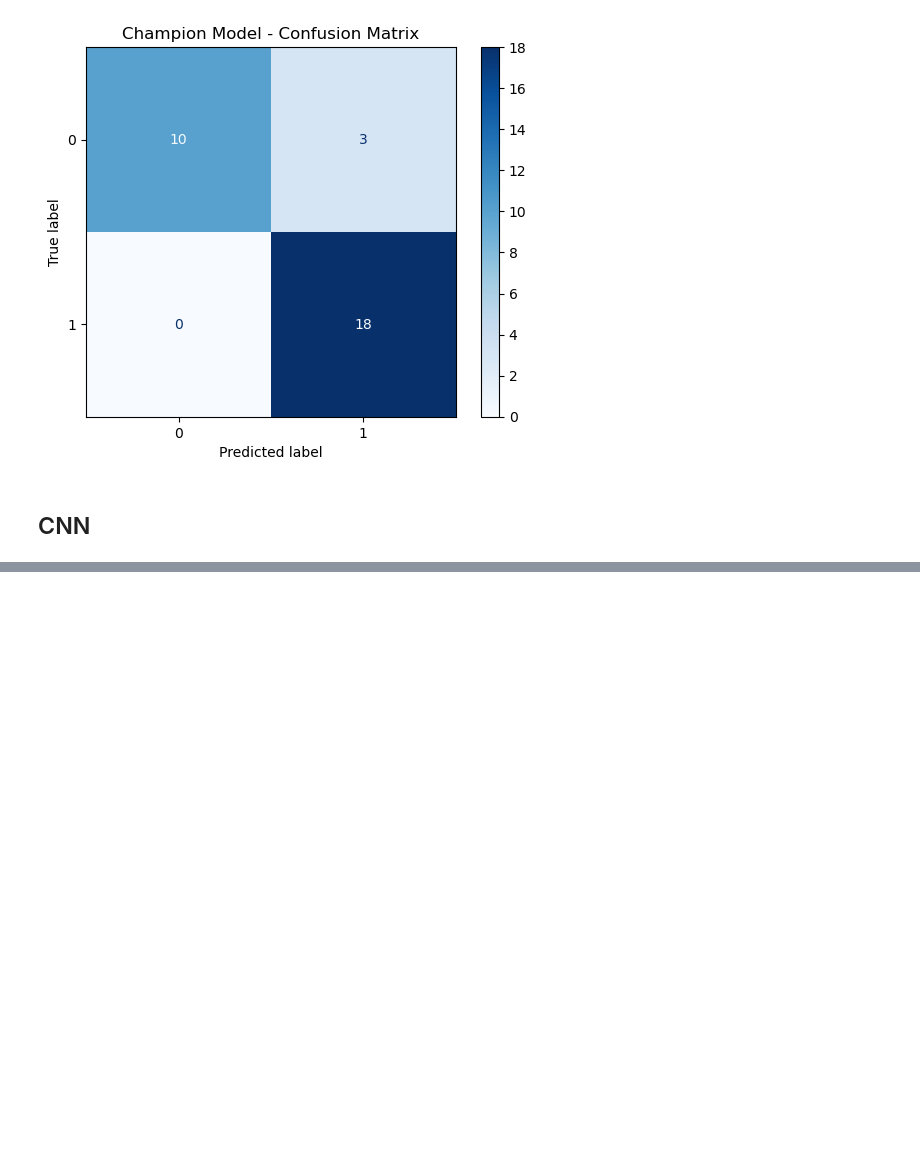
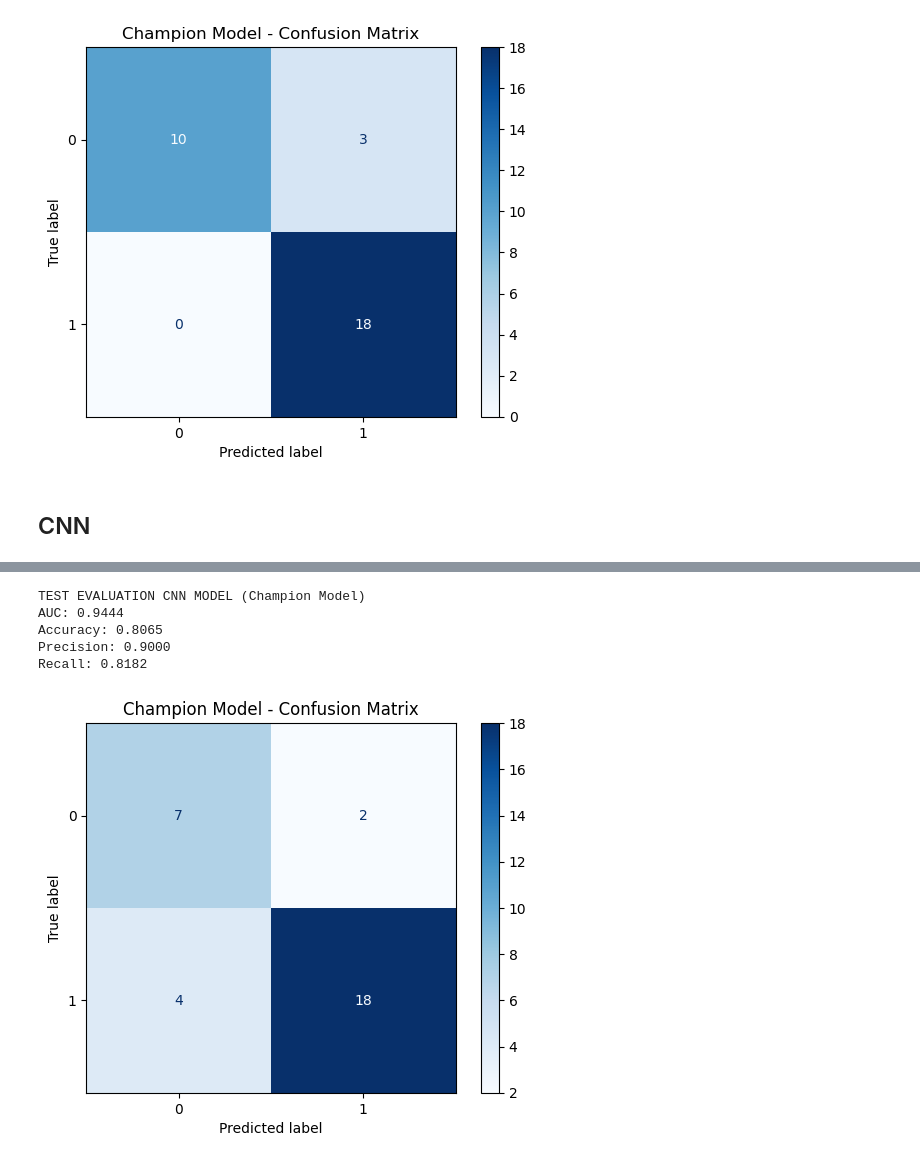
Before and after one commit to kallefrisk/DeepLearning_Schoolwork, a Jupyter notebook: MainProject/Assignment13/Assignment13_main.ipynb, the cells around one changed output, grey strips where cells are left out. Saved outputs shown, nothing was run; the diff lists cells and outputs as text; code cells hidden in the pictures; blank space fills up the shorter version.

```diff
--- a/MainProject/Assignment13/Assignment13_main.ipynb
+++ b/MainProject/Assignment13/Assignment13_main.ipynb
@@ -877,10 +877,12 @@ y_test = torch.tensor(np.array(y_test), dtype=torch.float32).to(device)
 
 x_test_no_fe = torch.tensor(np.array(x_test_scaled), dtype=torch.float32).to(device)
 
-# CNN Data 2D
+
 feature_columns = x_train_no_fe_scaled.columns.tolist()
 x_train_cnn, input_shape = reshape_to_cnn_input(x_train_no_fe_scaled, feature_columns)
 x_test_cnn, _ = reshape_to_cnn_input(x_test_no_fe_scaled, feature_columns)
+print(f"CNN input shape: {input_shape}")
+x_test_cnn = torch.tensor(x_test_cnn, dtype=torch.float32).to(device)
 # %% [output]
 (144, 1404)
 (144,)
@@ -1103,11 +1106,11 @@ best_config = champion_info["hyperparameters"]
 
 # Rebuild model
 final_model = build_cnn_model(best_config, input_shape)
-model.load_state_dict(state_dict)
-model.to(device)
+final_model.load_state_dict(state_dict)
+final_model.to(device)
 
 # Summarize model
-model_summary = summary(model, input_size=(1, input_shape[0], input_shape[1]))
+model_summary = summary(final_model, input_size=(1, 1, input_shape[0], input_shape[1]))
 
 print("CNN")
 print(model_summary)
@@ -1118,28 +1135,35 @@ RuntimeError: Error(s) in loading state_dict for SquatClassifierDense:
 # %%
-model.eval()
+final_model.eval().to(device)
 with torch.no_grad():
-    logits = model(x_test_cnn)
+    logits = final_model(x_test_cnn.to(device))
     probs = torch.sigmoid(logits).cpu().numpy().ravel()
 
 y_true = y_test.cpu().numpy().ravel()
 
 # Metrics
 test_auc = roc_auc_score(y_true, probs)
 preds = (probs >= 0.5).astype(int)
 
 accuracy = accuracy_score(y_true, preds)
 precision = precision_score(y_true, preds, zero_division=0)
 recall = recall_score(y_true, preds, zero_division=0)
 
-print("\nTEST EVALUATION DENSE MODEL (Champion Model)")
+print("\nTEST EVALUATION CNN MODEL (Champion Model)")
 print(f"AUC: {test_auc:.4f}")
 print(f"Accuracy: {accuracy:.4f}")
 print(f"Precision: {precision:.4f}")
 print(f"Recall: {recall:.4f}")
 
 # Confusion matrix
 cm = confusion_matrix(y_true, preds)
 disp = ConfusionMatrixDisplay(confusion_matrix=cm)
 disp.plot(cmap="Blues")
 plt.title("Champion Model - Confusion Matrix")
 plt.show()
+# %% [output]
+TEST EVALUATION CNN MODEL (Champion Model)
+AUC: 0.9444
+Accuracy: 0.8065
+Precision: 0.9000
+Recall: 0.8182
+[figure, added]
```
Also changed, not shown: parts of 2 cells of this notebook.
